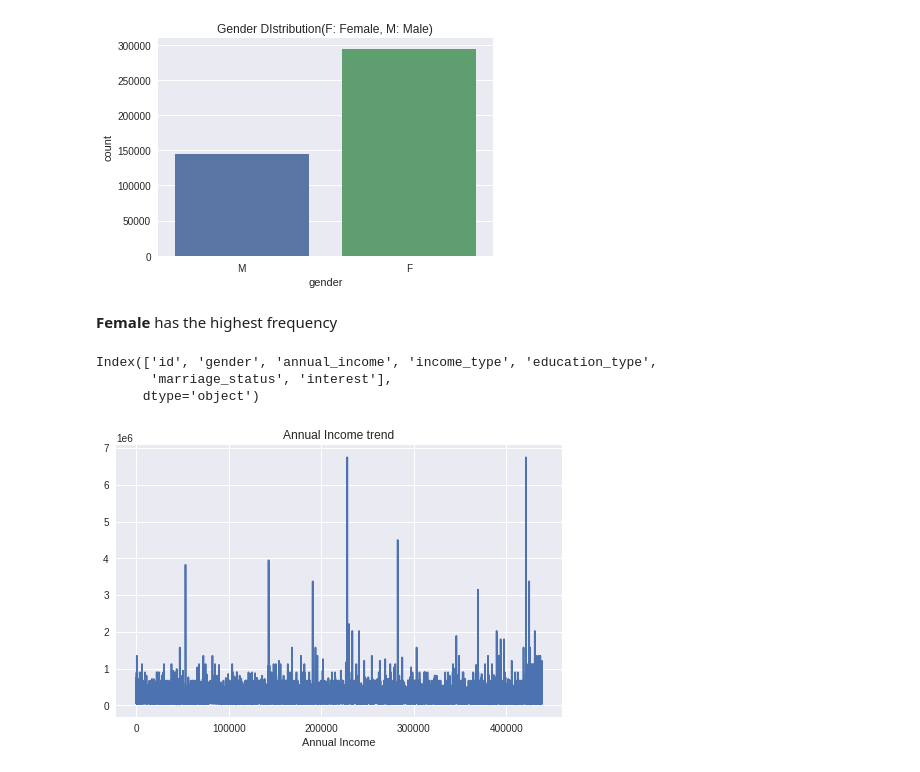
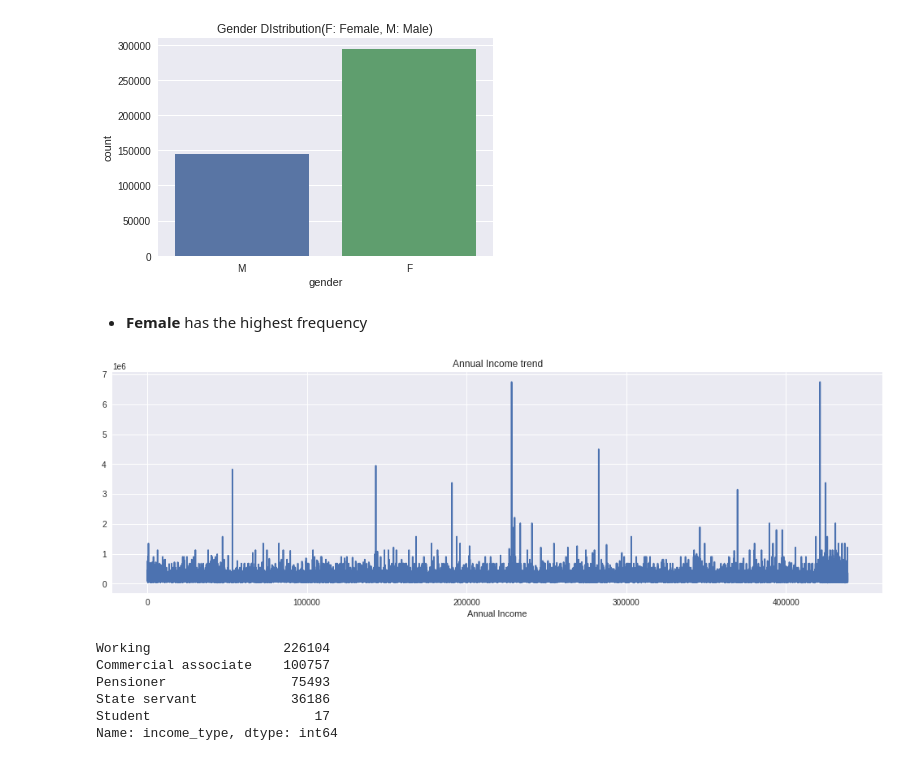
Before and after one commit to drizedunn/Food-Preference, a Jupyter notebook: mlquote.ipynb, the cells around one changed output. Cells and saved outputs as stored; diff of their text form; code cells hidden in the pictures.

```diff
--- a/mlquote.ipynb
+++ b/mlquote.ipynb
@@ -36,8 +36,7 @@ warnings.filterwarnings('ignore')
 The data is a credit card application record data collected from https://www.kaggle.com/datasets/rikdifos/credit-card-approval-prediction?select=application_record.csv
 # %%
 #reading the data
-data = pd.read_csv('/content/drive/MyDrive/Datasets/application_record.csv')
-# data = pd.read_csv('./dataset/application_record.csv')
+data = pd.read_csv('./dataset/application_record.csv')
 # %%
 #Displaying the first five rows of the data
 data.head()
@@ -228,19 +227,12 @@ plt.show()
 # %% [output]
 [figure]
 # %% [markdown]
-**Female** has the highest frequency
+- **Female** has the highest frequency
-# %%
-t_data.columns
-# %% [output]
-Index(['id', 'gender', 'annual_income', 'income_type', 'education_type',
-       'marriage_status', 'interest'],
-      dtype='object')
 # %%
-plt.figure(figsize = (8, 5))
-# plt.plot(t_data['annual_income'].values.reshape(1, -1).tolist())
+plt.figure(figsize = (17, 5))
 plt.plot(t_data['annual_income'])
 plt.xlabel("Annual Income")
 plt.title("Annual Income trend")
 plt.show()
 # %% [output]
-[figure, old version]
+[figure, new version]
@@ -246,0 +245,9 @@ plt.show()
+# %%
+t_data['income_type'].value_counts()
+# %% [output]
+Working                 226104
+Commercial associate    100757
+Pensioner                75493
+State servant            36186
+Student                     17
+Name: income_type, dtype: int64
```
Also changed, not shown: parts of 16 cells of this notebook.
